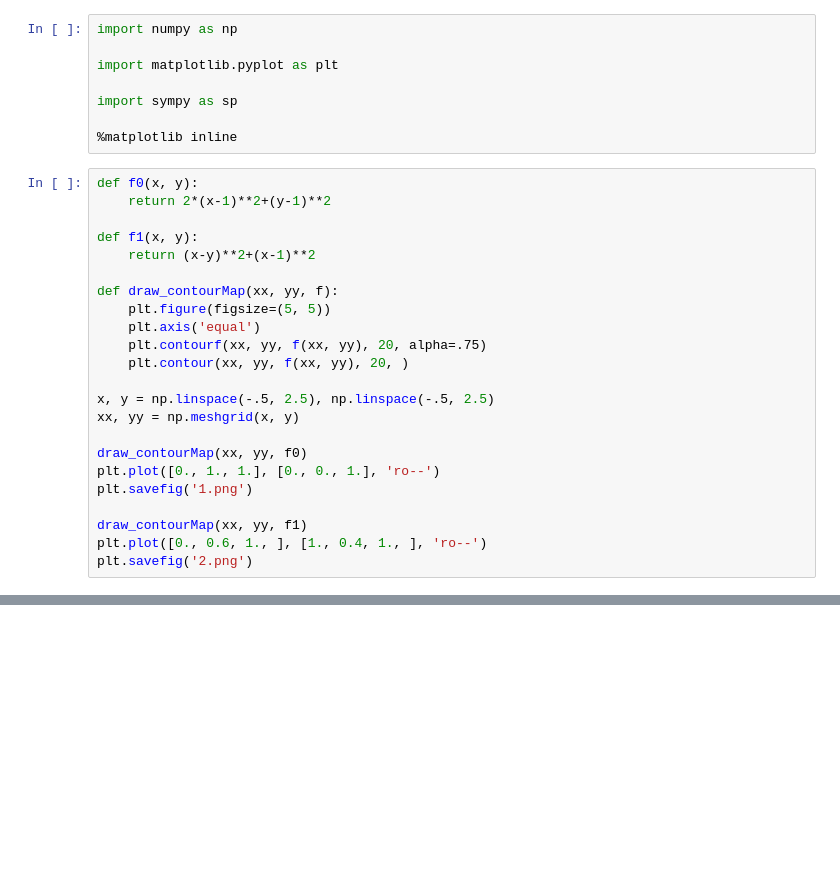
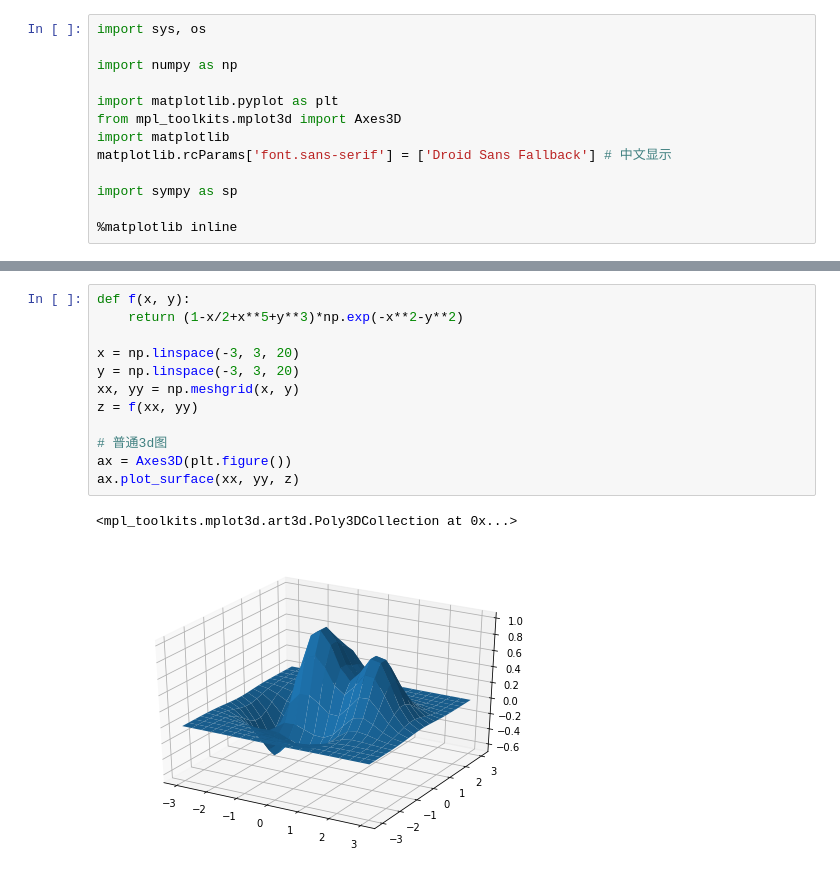
Before and after one commit to egoal/watermelon, a Jupyter notebook: py/notes.ipynb, the cells around one changed output, grey strips where cells are left out. Drawn from its saved outputs; the diff is of its cells as text; blank space fills up the shorter version.

```diff
--- a/py/notes.ipynb
+++ b/py/notes.ipynb
@@ -1,31 +1,13 @@
 # %%
+import sys, os
+
 import numpy as np
 
 import matplotlib.pyplot as plt
+from mpl_toolkits.mplot3d import Axes3D
+import matplotlib
+matplotlib.rcParams['font.sans-serif'] = ['Droid Sans Fallback'] # 中文显示
 
 import sympy as sp
 
 %matplotlib inline
-# %%
-def f0(x, y):
-    return 2*(x-1)**2+(y-1)**2
-
-def f1(x, y):
-    return (x-y)**2+(x-1)**2
-
-def draw_contourMap(xx, yy, f):
-    plt.figure(figsize=(5, 5))
-    plt.axis('equal')
-    plt.contourf(xx, yy, f(xx, yy), 20, alpha=.75)
-    plt.contour(xx, yy, f(xx, yy), 20, )
-
-x, y = np.linspace(-.5, 2.5), np.linspace(-.5, 2.5)
-xx, yy = np.meshgrid(x, y)
-
-draw_contourMap(xx, yy, f0)
-plt.plot([0., 1., 1.], [0., 0., 1.], 'ro--')
-plt.savefig('1.png')
-
-draw_contourMap(xx, yy, f1)
-plt.plot([0., 0.6, 1., ], [1., 0.4, 1., ], 'ro--')
-plt.savefig('2.png')
@@ -40,0 +19,15 @@ np.linalg.det(A)
+# %%
+def f(x, y):
+    return (1-x/2+x**5+y**3)*np.exp(-x**2-y**2)
+
+x = np.linspace(-3, 3, 20)
+y = np.linspace(-3, 3, 20)
+xx, yy = np.meshgrid(x, y)
+z = f(xx, yy)
+
+# 普通3d图
+ax = Axes3D(plt.figure())
+ax.plot_surface(xx, yy, z)
+# %% [output]
+<mpl_toolkits.mplot3d.art3d.Poly3DCollection at 0x...>
+[figure, added]
```
Also changed, not shown: parts of 5 cells of this notebook, 5 other files.
